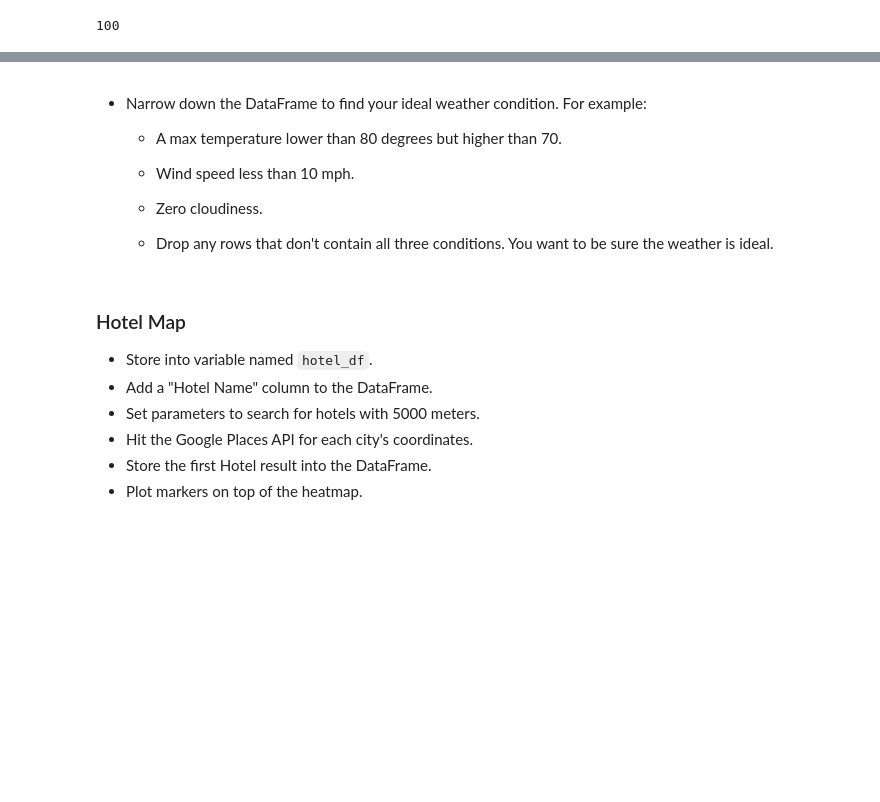
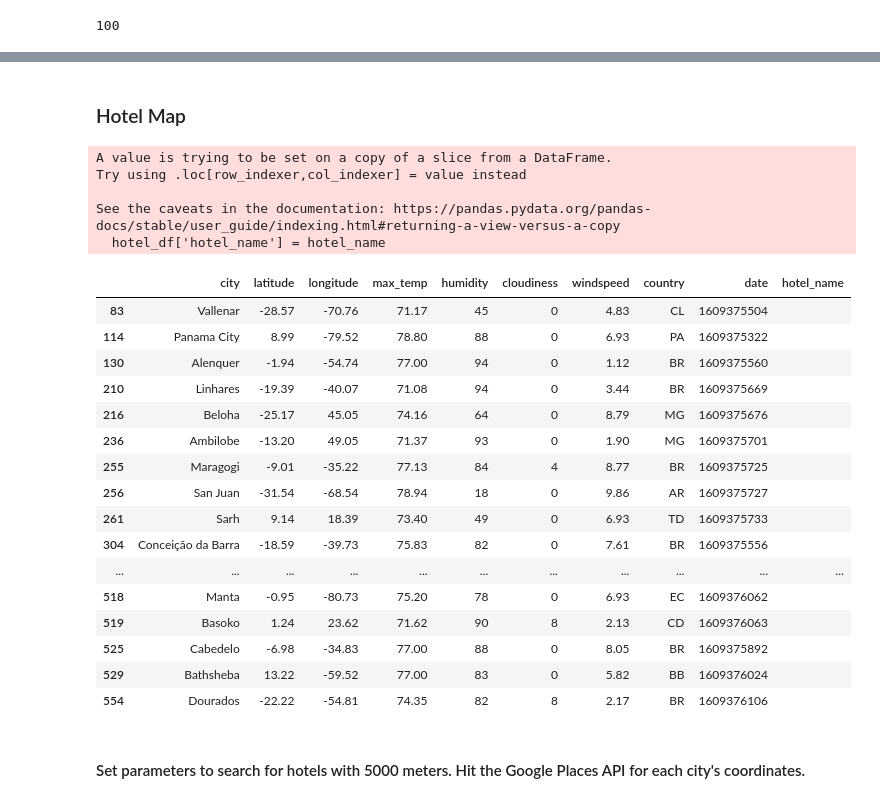
Before and after one commit to alisonsadel/API-challenge, a Jupyter notebook: VacationPy_Alison_Sadel.ipynb, the cells around one changed output, grey strips where cells are left out. Cells and saved outputs as stored; diff of their text form; code cells hidden in the pictures; blank space fills up the shorter version.

```diff
--- a/VacationPy_Alison_Sadel.ipynb
+++ b/VacationPy_Alison_Sadel.ipynb
@@ -93,18 +109,38 @@ ideal_weather
-# %% [markdown]
-* Narrow down the DataFrame to find your ideal weather condition. For example:
-
-  * A max temperature lower than 80 degrees but higher than 70.
-
-  * Wind speed less than 10 mph.
-
-  * Zero cloudiness.
-
-  * Drop any rows that don't contain all three conditions. You want to be sure the weather is ideal.
+# %% [markdown]
+### Hotel Map
+# %%
+# Copy weather criteria dataframe 'ideal_weather' to use
+hotel_df = ideal_weather
+
+# New Column Name
+hotel_name = ""
+
+# Add a "Hotel Name" column to the DataFrame
+hotel_df['hotel_name'] = hotel_name
+
+hotel_df
+# %% [output]
+A value is trying to be set on a copy of a slice from a DataFrame.
+Try using .loc[row_indexer,col_indexer] = value instead
+
+See the caveats in the documentation: https://pandas.pydata.org/pandas-docs/stable/user_guide/indexing.html#returning-a-view-versus-a-copy
+  hotel_df['hotel_name'] = hotel_name
+|  | city | latitude | longitude | max_temp | humidity | cloudiness | windspeed | country | date | hotel_name |
+| 83 | Vallenar | -28.57 | -70.76 | 71.17 | 45 | 0 | 4.83 | CL | 1609375504 |  |
+| 114 | Panama City | 8.99 | -79.52 | 78.80 | 88 | 0 | 6.93 | PA | 1609375322 |  |
+| 130 | Alenquer | -1.94 | -54.74 | 77.00 | 94 | 0 | 1.12 | BR | 1609375560 |  |
+| 210 | Linhares | -19.39 | -40.07 | 71.08 | 94 | 0 | 3.44 | BR | 1609375669 |  |
+| 216 | Beloha | -25.17 | 45.05 | 74.16 | 64 | 0 | 8.79 | MG | 1609375676 |  |
+| 236 | Ambilobe | -13.20 | 49.05 | 71.37 | 93 | 0 | 1.90 | MG | 1609375701 |  |
+| 255 | Maragogi | -9.01 | -35.22 | 77.13 | 84 | 4 | 8.77 | BR | 1609375725 |  |
+| 256 | San Juan | -31.54 | -68.54 | 78.94 | 18 | 0 | 9.86 | AR | 1609375727 |  |
+| 261 | Sarh | 9.14 | 18.39 | 73.40 | 49 | 0 | 6.93 | TD | 1609375733 |  |
+| 304 | Conceição da Barra | -18.59 | -39.73 | 75.83 | 82 | 0 | 7.61 | BR | 1609375556 |  |
+| ... | ... | ... | ... | ... | ... | ... | ... | ... | ... | ... |
+| 518 | Manta | -0.95 | -80.73 | 75.20 | 78 | 0 | 6.93 | EC | 1609376062 |  |
+| 519 | Basoko | 1.24 | 23.62 | 71.62 | 90 | 8 | 2.13 | CD | 1609376063 |  |
+| 525 | Cabedelo | -6.98 | -34.83 | 77.00 | 88 | 0 | 8.05 | BR | 1609375892 |  |
+| 529 | Bathsheba | 13.22 | -59.52 | 77.00 | 83 | 0 | 5.82 | BB | 1609376024 |  |
+| 554 | Dourados | -22.22 | -54.81 | 74.35 | 82 | 8 | 2.17 | BR | 1609376106 |  |
 # %% [markdown]
-### Hotel Map
-* Store into variable named `hotel_df`.
-* Add a "Hotel Name" column to the DataFrame.
-* Set parameters to search for hotels with 5000 meters.
-* Hit the Google Places API for each city's coordinates.
-* Store the first Hotel result into the DataFrame.
-* Plot markers on top of the heatmap.
+#### Set parameters to search for hotels with 5000 meters. Hit the Google Places API for each city's coordinates.
```
Also changed, not shown: parts of 10 cells of this notebook.
